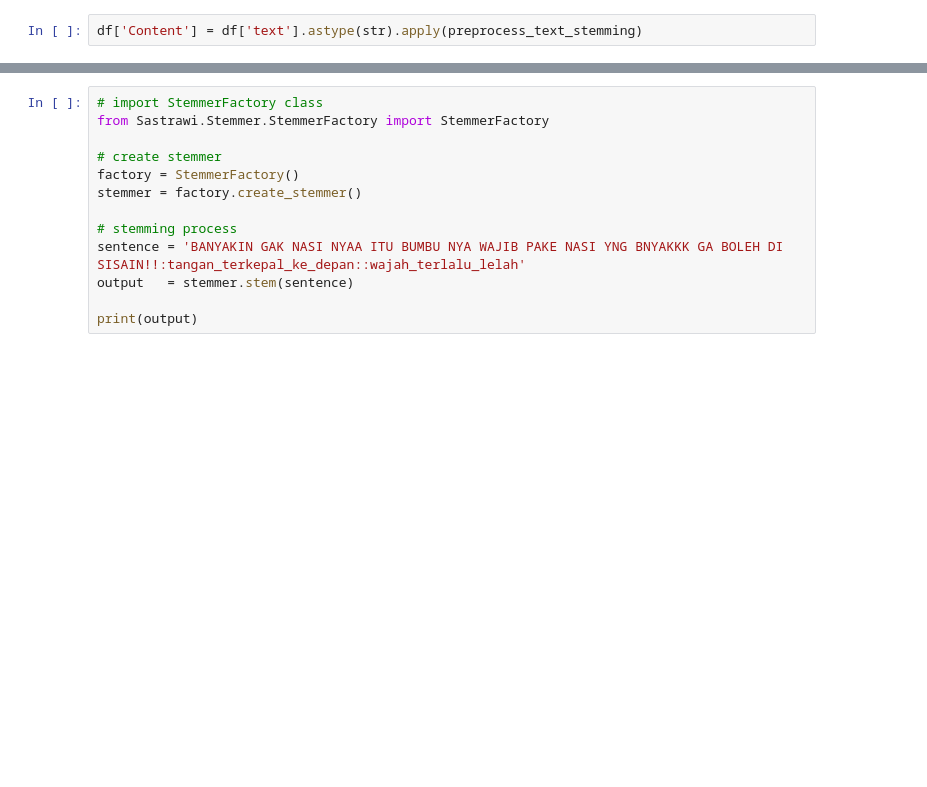
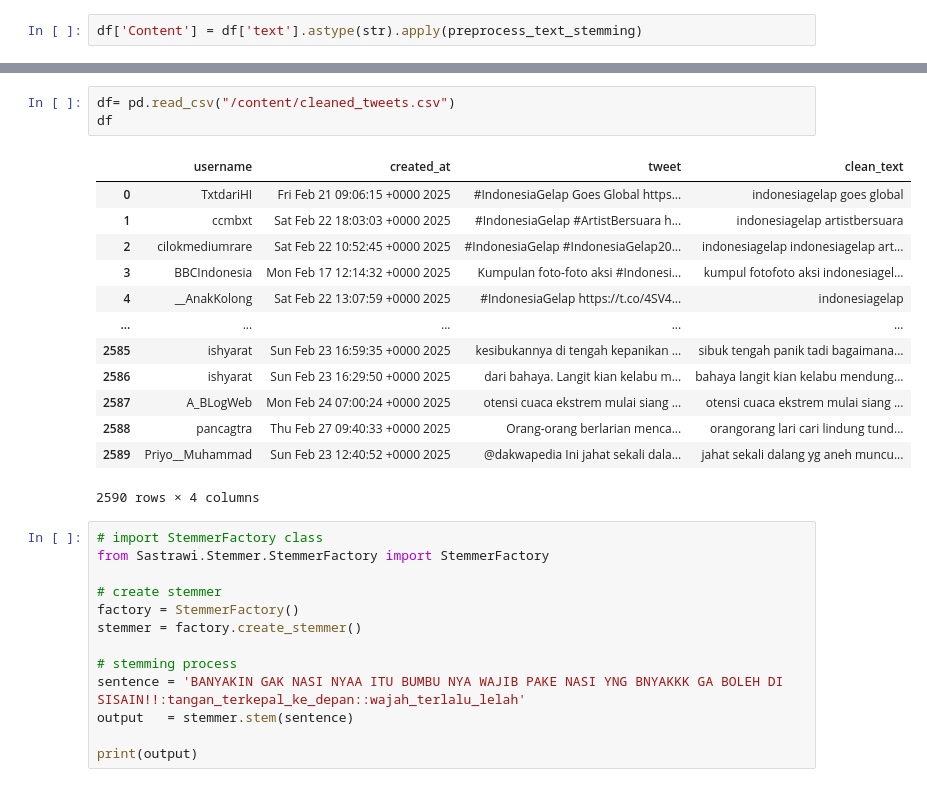
Before and after one commit to DhaniAAA/Scrapping-Ulasan, a Jupyter notebook: Teks_Klasifikasi.ipynb, the cells around one changed output, grey strips where cells are left out. Cells and saved outputs as stored; diff of their text form; blank space fills up the shorter version.

```diff
--- a/Teks_Klasifikasi.ipynb
+++ b/Teks_Klasifikasi.ipynb
@@ -264,3 +388,20 @@ File disimpan sebagai 'cleaned_tweets.csv'.
+# %%
+df= pd.read_csv("/content/cleaned_tweets.csv")
+df
+# %% [output]
+|  | username | created_at | tweet | clean_text |
+| 0 | TxtdariHI | Fri Feb 21 09:06:15 +0000 2025 | #IndonesiaGelap Goes Global https... | indonesiagelap goes global |
+| 1 | ccmbxt | Sat Feb 22 18:03:03 +0000 2025 | #IndonesiaGelap #ArtistBersuara h... | indonesiagelap artistbersuara |
+| 2 | cilokmediumrare | Sat Feb 22 10:52:45 +0000 2025 | #IndonesiaGelap #IndonesiaGelap20... | indonesiagelap indonesiagelap art... |
+| 3 | BBCIndonesia | Mon Feb 17 12:14:32 +0000 2025 | Kumpulan foto-foto aksi #Indonesi... | kumpul fotofoto aksi indonesiagel... |
+| 4 | __AnakKolong | Sat Feb 22 13:07:59 +0000 2025 | #IndonesiaGelap https://t.co/4SV4... | indonesiagelap |
+| ... | ... | ... | ... | ... |
+| 2585 | ishyarat | Sun Feb 23 16:59:35 +0000 2025 | kesibukannya di tengah kepanikan ... | sibuk tengah panik tadi bagaimana... |
+| 2586 | ishyarat | Sun Feb 23 16:29:50 +0000 2025 | dari bahaya. Langit kian kelabu m... | bahaya langit kian kelabu mendung... |
+| 2587 | A_BLogWeb | Mon Feb 24 07:00:24 +0000 2025 | otensi cuaca ekstrem mulai siang ... | otensi cuaca ekstrem mulai siang ... |
+| 2588 | pancagtra | Thu Feb 27 09:40:33 +0000 2025 | ️️ ️️ Orang-orang berlarian menca... | orangorang lari cari lindung tund... |
+| 2589 | Priyo__Muhammad | Sun Feb 23 12:40:52 +0000 2025 | @dakwapedia Ini jahat sekali dala... | jahat sekali dalang yg aneh muncu... |
+2590 rows × 4 columns
 # %%
 # import StemmerFactory class
 from Sastrawi.Stemmer.StemmerFactory import StemmerFactory
```
Also changed, not shown: parts of 6 cells of this notebook.
